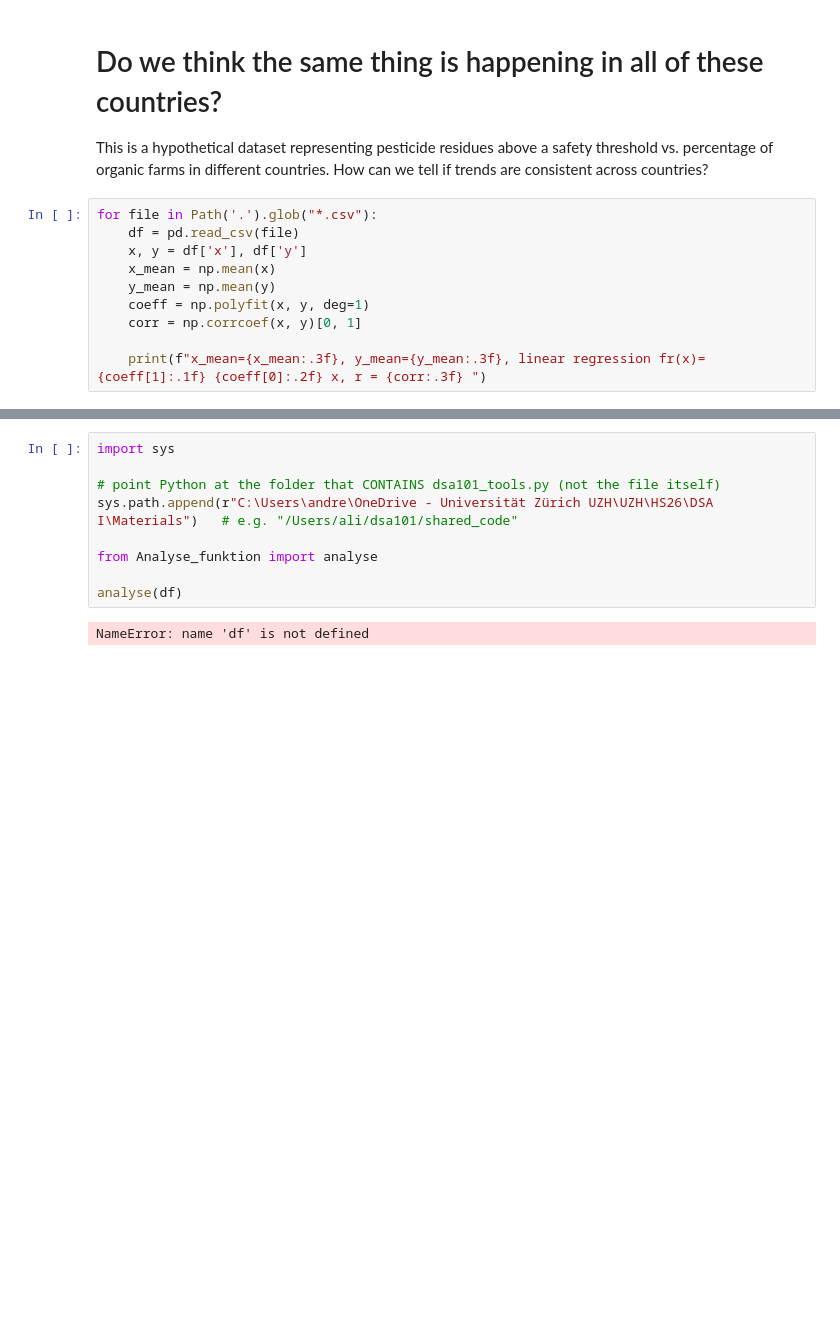
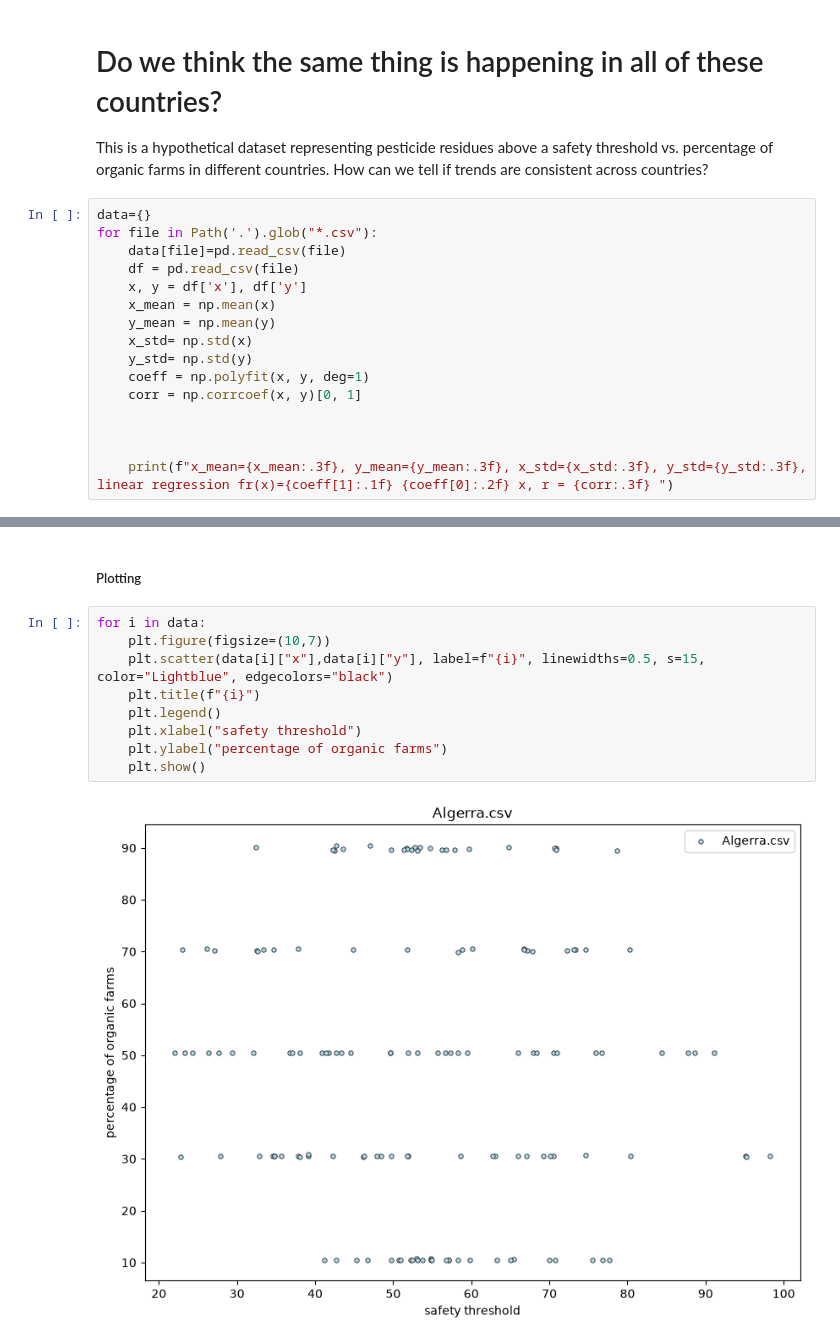
Before and after one commit to AndrejPfaendler/DSA101_HS26, a Jupyter notebook: exercise1/Are they the same.ipynb, the cells around one changed output, grey strips where cells are left out. Drawn from its saved outputs; the diff is of its cells as text; blank space fills up the shorter version.

```diff
--- a/exercise1/Are they the same.ipynb
+++ b/exercise1/Are they the same.ipynb
@@ -10,13 +30,19 @@ from pathlib import Path
 
 This is a hypothetical dataset representing pesticide residues above a safety threshold vs. percentage of organic farms in different countries. How can we tell if trends are consistent across countries?
 # %%
+data={}
 for file in Path('.').glob("*.csv"):
+    data[file]=pd.read_csv(file)
     df = pd.read_csv(file)
     x, y = df['x'], df['y']
     x_mean = np.mean(x)
     y_mean = np.mean(y)
+    x_std= np.std(x)
+    y_std= np.std(y)
     coeff = np.polyfit(x, y, deg=1)
     corr = np.corrcoef(x, y)[0, 1]
 
-    print(f"x_mean={x_mean:.3f}, y_mean={y_mean:.3f}, linear regression fr(x)={coeff[1]:.1f} {coeff[0]:.2f} x, r = {corr:.3f} ")
+
+
+    print(f"x_mean={x_mean:.3f}, y_mean={y_mean:.3f}, x_std={x_std:.3f}, y_std={y_std:.3f}, linear regression fr(x)={coeff[1]:.1f} {coeff[0]:.2f} x, r = {corr:.3f} ")
 # %% [output]
@@ -24,11 +62,13 @@ NameError: name 'Path' is not defined
-# %%
-import sys
-
-# point Python at the folder that CONTAINS dsa101_tools.py (not the file itself)
-sys.path.append(r"C:\Users\andre\OneDrive - Universität Zürich UZH\UZH\HS26\DSA I\Materials")   # e.g. "/Users/ali/dsa101/shared_code"
-
-from Analyse_funktion import analyse
-
-analyse(df)
-# %% [output]
-NameError: name 'df' is not defined
+# %% [markdown]
+##### Plotting
+# %%
+for i in data:
+    plt.figure(figsize=(10,7))
+    plt.scatter(data[i]["x"],data[i]["y"], label=f"{i}", linewidths=0.5, s=15, color="Lightblue", edgecolors="black")
+    plt.title(f"{i}")
+    plt.legend()
+    plt.xlabel("safety threshold")
+    plt.ylabel("percentage of organic farms")
+    plt.show()
+# %% [output]
+[figure, added]
```
Also changed, not shown: parts of 4 cells of this notebook.
